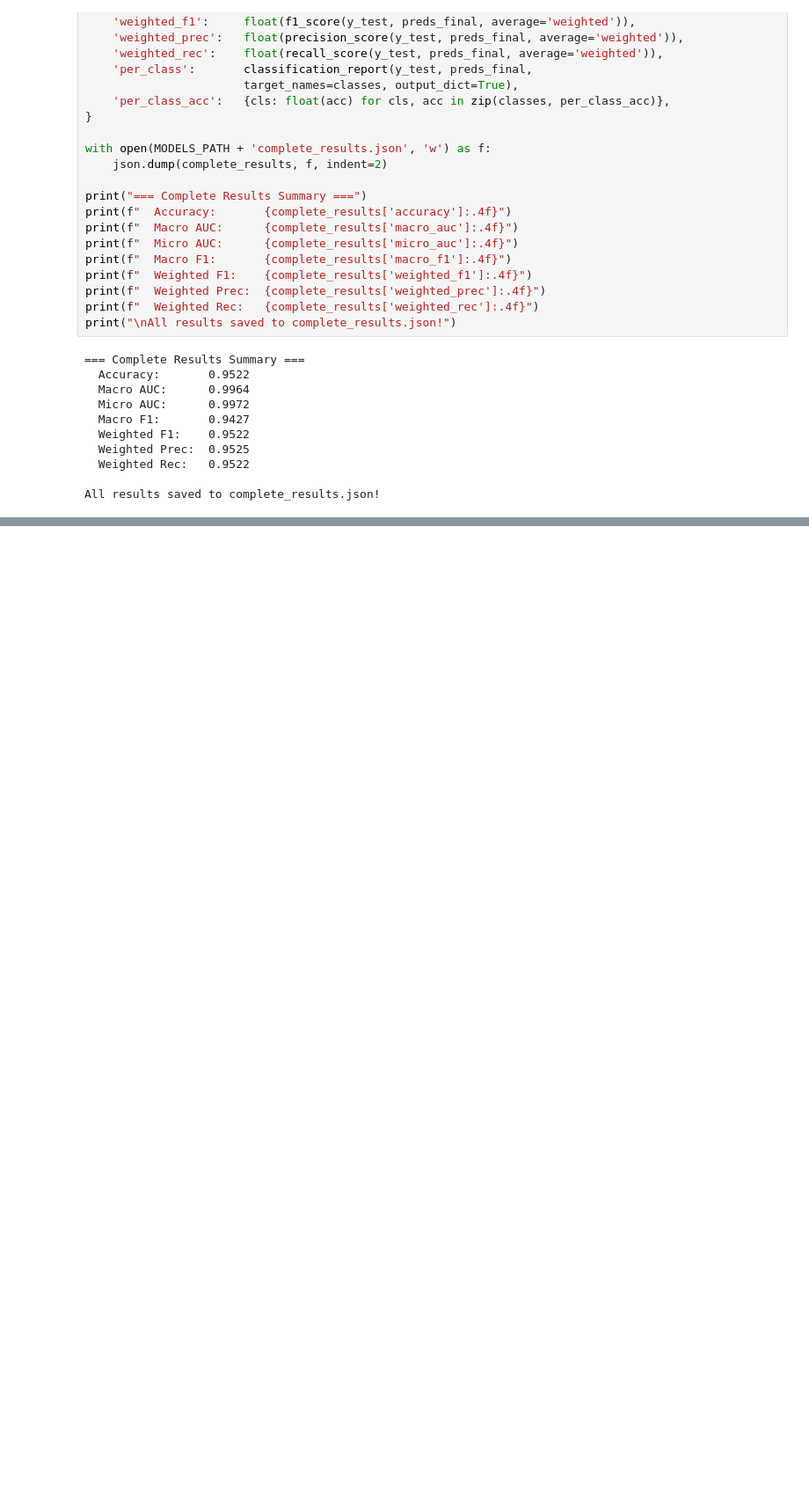
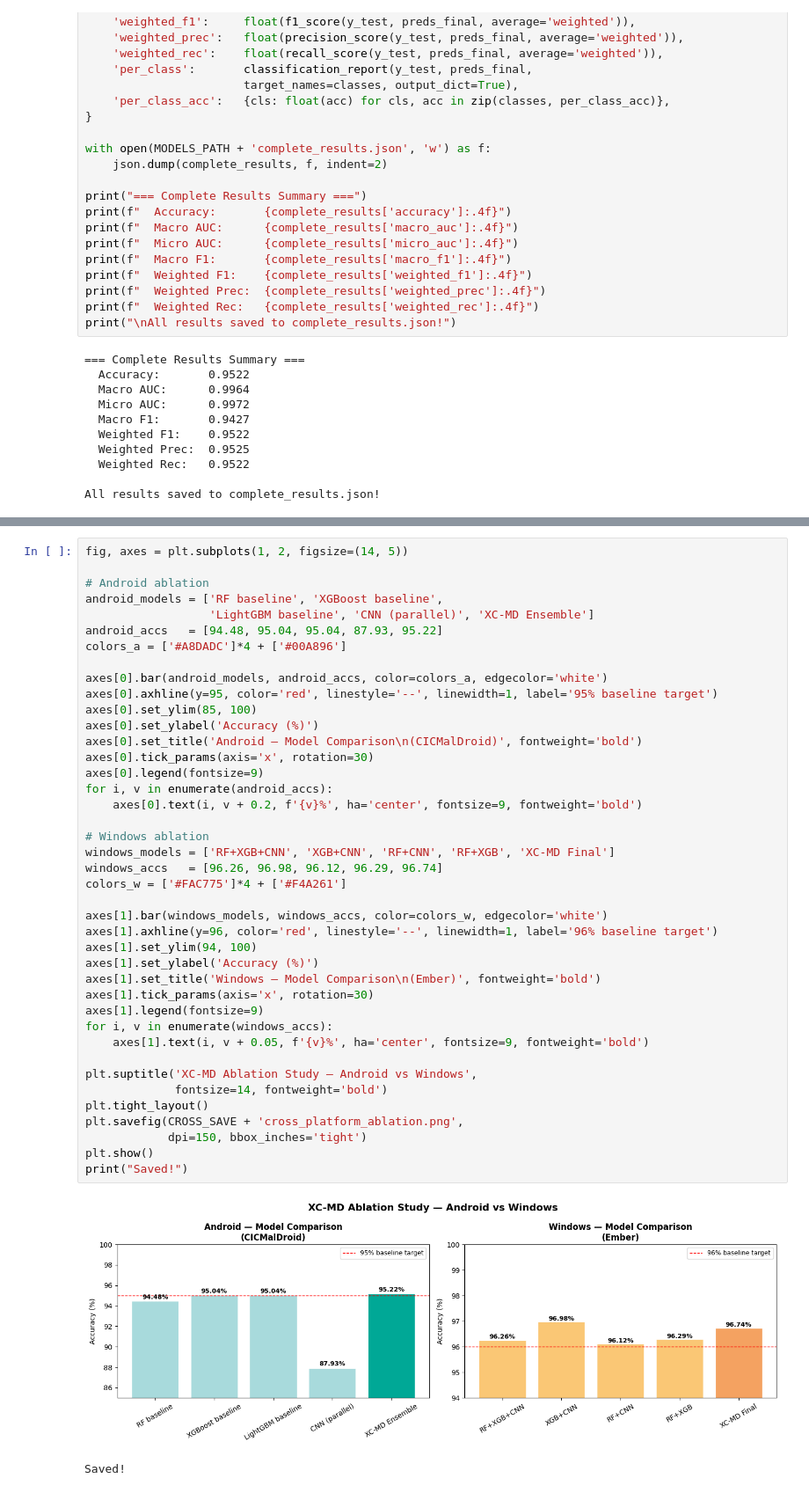
Before and after one commit to S-0120/XAI, a Jupyter notebook: XAI_Project.ipynb, the cells around one changed output, grey strips where cells are left out. Shown at 88% size. Saved outputs shown, nothing was run; the diff lists cells and outputs as text; blank space fills up the shorter version.

```diff
--- a/XAI_Project.ipynb
+++ b/XAI_Project.ipynb
@@ -2260,0 +2457,44 @@ All results saved to complete_results.json!
+# %%
+fig, axes = plt.subplots(1, 2, figsize=(14, 5))
+
+# Android ablation
+android_models = ['RF baseline', 'XGBoost baseline',
+                  'LightGBM baseline', 'CNN (parallel)', 'XC-MD Ensemble']
+android_accs   = [94.48, 95.04, 95.04, 87.93, 95.22]
+colors_a = ['#A8DADC']*4 + ['#00A896']
+
+axes[0].bar(android_models, android_accs, color=colors_a, edgecolor='white')
+axes[0].axhline(y=95, color='red', linestyle='--', linewidth=1, label='95% baseline target')
+axes[0].set_ylim(85, 100)
+axes[0].set_ylabel('Accuracy (%)')
+axes[0].set_title('Android — Model Comparison\n(CICMalDroid)', fontweight='bold')
+axes[0].tick_params(axis='x', rotation=30)
+axes[0].legend(fontsize=9)
+for i, v in enumerate(android_accs):
+    axes[0].text(i, v + 0.2, f'{v}%', ha='center', fontsize=9, fontweight='bold')
+
+# Windows ablation
+windows_models = ['RF+XGB+CNN', 'XGB+CNN', 'RF+CNN', 'RF+XGB', 'XC-MD Final']
+windows_accs   = [96.26, 96.98, 96.12, 96.29, 96.74]
+colors_w = ['#FAC775']*4 + ['#F4A261']
+
+axes[1].bar(windows_models, windows_accs, color=colors_w, edgecolor='white')
+axes[1].axhline(y=96, color='red', linestyle='--', linewidth=1, label='96% baseline target')
+axes[1].set_ylim(94, 100)
+axes[1].set_ylabel('Accuracy (%)')
+axes[1].set_title('Windows — Model Comparison\n(Ember)', fontweight='bold')
+axes[1].tick_params(axis='x', rotation=30)
+axes[1].legend(fontsize=9)
+for i, v in enumerate(windows_accs):
+    axes[1].text(i, v + 0.05, f'{v}%', ha='center', fontsize=9, fontweight='bold')
+
+plt.suptitle('XC-MD Ablation Study — Android vs Windows',
+             fontsize=14, fontweight='bold')
+plt.tight_layout()
+plt.savefig(CROSS_SAVE + 'cross_platform_ablation.png',
+            dpi=150, bbox_inches='tight')
+plt.show()
+print("Saved!")
+# %% [output]
+[figure, added]
+Saved!
```
Also changed, not shown: parts of 10 cells of this notebook.
